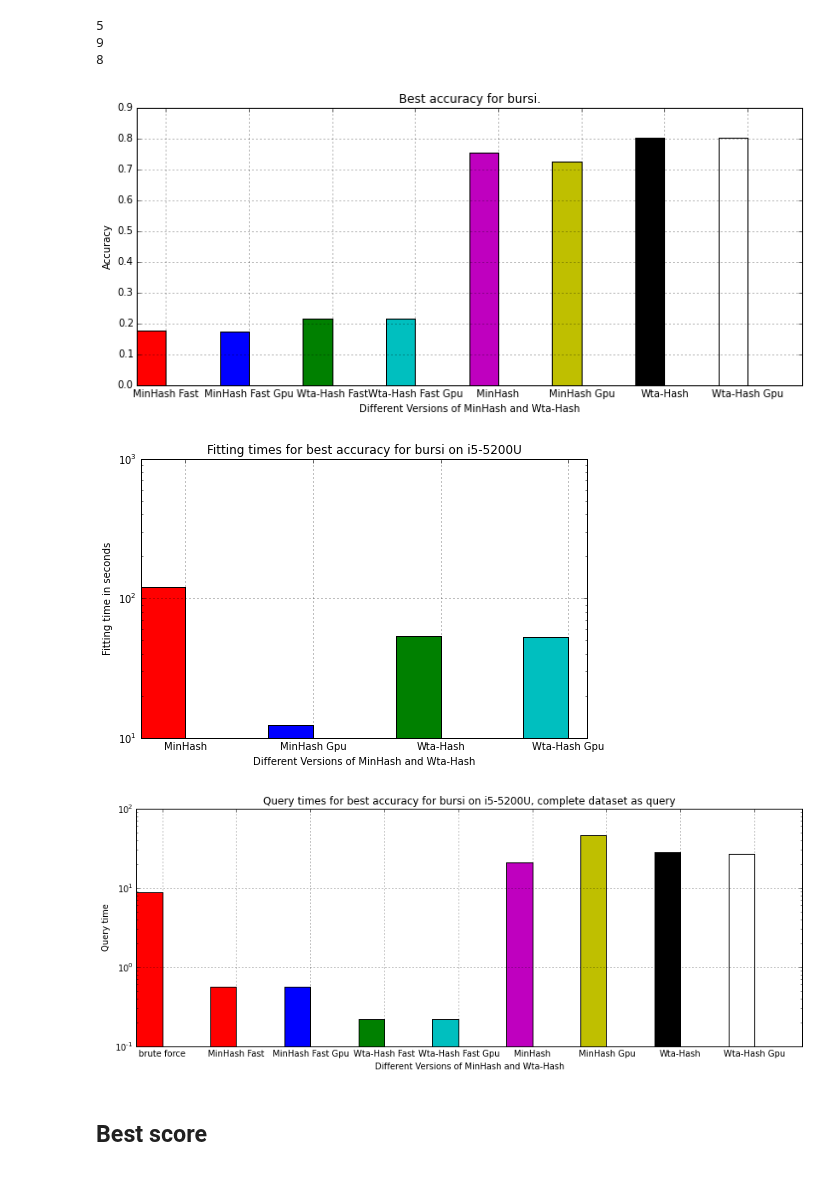
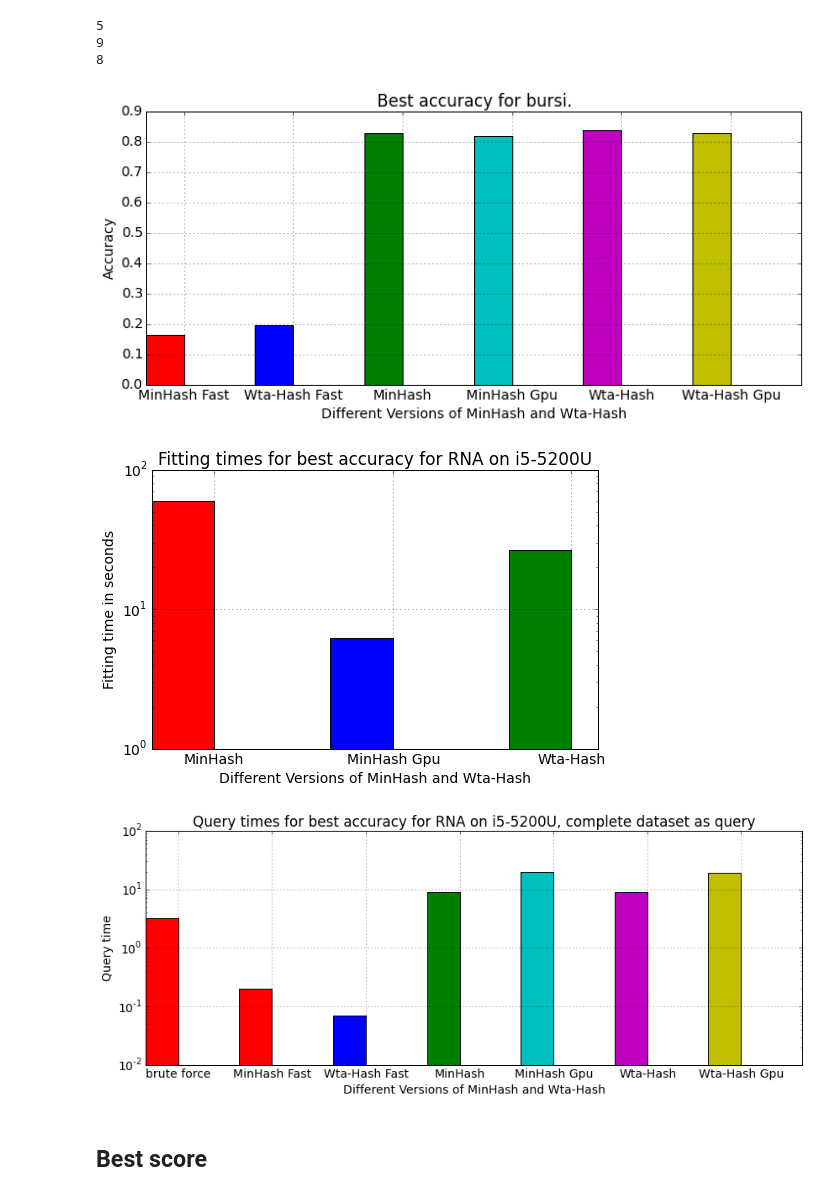
Before and after one commit to joachimwolff/sparse-neighbors-search, a Jupyter notebook: example/MinHash vs Wta-Hash.ipynb, the cells around one changed output. Drawn from its saved outputs; the diff is of its cells as text; code cells hidden in the pictures.

```diff
--- a/example/MinHash vs Wta-Hash.ipynb
+++ b/example/MinHash vs Wta-Hash.ipynb
@@ -270,35 +270,35 @@ print len(best_accuracy_rna_5200U[2])
 # %%
 plotDataBenchmark(data=best_accuracy_rna_5200U[2], color=["r", "b", "g", "c", "m", "y", "k", "w"],
          label=["MinHash Fast", "MinHash Fast Gpu", "Wta-Hash Fast","Wta-Hash Fast Gpu",
                "MinHash", "MinHash Gpu", "Wta-Hash","Wta-Hash Gpu"],
-        xticks=["MinHash Fast", "MinHash Fast Gpu", "Wta-Hash Fast","Wta-Hash Fast Gpu",
+        xticks=["MinHash Fast", "Wta-Hash Fast",
                "MinHash", "MinHash Gpu", "Wta-Hash","Wta-Hash Gpu"],
-         ylabel="Accuracy", number_of_instances=8, bar_width=0.35, figure_size=(12, 5),
+         ylabel="Accuracy", number_of_instances=6, bar_width=0.35, figure_size=(12, 5),
         xlabel="Different Versions of MinHash and Wta-Hash", log = False,
          number_of_features=1, title='Best accuracy for bursi.')
 # %% [output]
-[figure, old version]
+[figure, new version]
 # %%
 plotDataBenchmark(data=best_accuracy_rna_5200U[0][1:], color=["r", "b", "g", "c", "m", "y", "k", "w"],
          label=["MinHash", "MinHash Gpu", "Wta-Hash","Wta-Hash Gpu",
                "MinHash", "MinHash Gpu", "Wta-Hash","Wta-Hash Gpu"],
-        xticks=["MinHash", "MinHash Gpu", "Wta-Hash","Wta-Hash Gpu"],
-         ylabel="Fitting time in seconds", number_of_instances=4, bar_width=0.35, figure_size=(8, 5),
+        xticks=["MinHash", "MinHash Gpu", "Wta-Hash"],
+         ylabel="Fitting time in seconds", number_of_instances=3, bar_width=0.35, figure_size=(8, 5),
         xlabel="Different Versions of MinHash and Wta-Hash", log = True,
-         number_of_features=1, title='Fitting times for best accuracy for bursi on i5-5200U')
+         number_of_features=1, title='Fitting times for best accuracy for RNA on i5-5200U')
 # %% [output]
-[figure, old version]
+[figure, new version]
 # %%
 plotDataBenchmark(data=best_accuracy_rna_5200U[1], color=["r","r", "b", "g", "c", "m", "y", "k", "w"],
          label=["MinHash", "MinHash Gpu", "Wta-Hash","Wta-Hash Gpu",
                "MinHash", "MinHash Gpu", "Wta-Hash","Wta-Hash Gpu"],
-        xticks=["brute force","MinHash Fast", "MinHash Fast Gpu", "Wta-Hash Fast","Wta-Hash Fast Gpu",
+        xticks=["brute force","MinHash Fast", "Wta-Hash Fast",
                "MinHash", "MinHash Gpu", "Wta-Hash","Wta-Hash Gpu"],
-         ylabel="Query time", number_of_instances=9, bar_width=0.35, figure_size=(14, 5),
+         ylabel="Query time", number_of_instances=7, bar_width=0.35, figure_size=(14, 5),
         xlabel="Different Versions of MinHash and Wta-Hash", log = True,
-         number_of_features=1, title='Query times for best accuracy for bursi on i5-5200U, complete dataset as query')
+         number_of_features=1, title='Query times for best accuracy for RNA on i5-5200U, complete dataset as query')
 # %% [output]
-[figure, old version]
+[figure, new version]
 # %% [markdown]
 ## Best score
 # %% [markdown]
```
Also changed, not shown: parts of 11 cells of this notebook.
